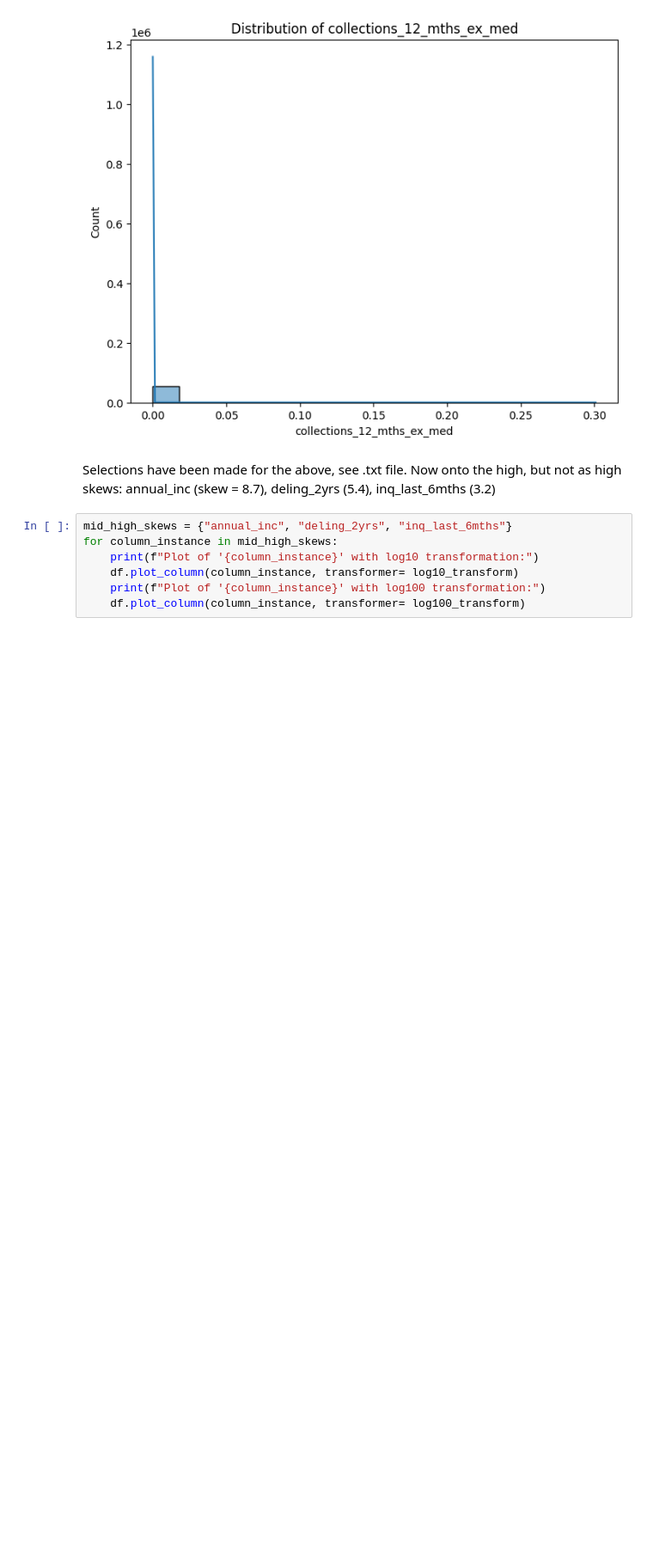
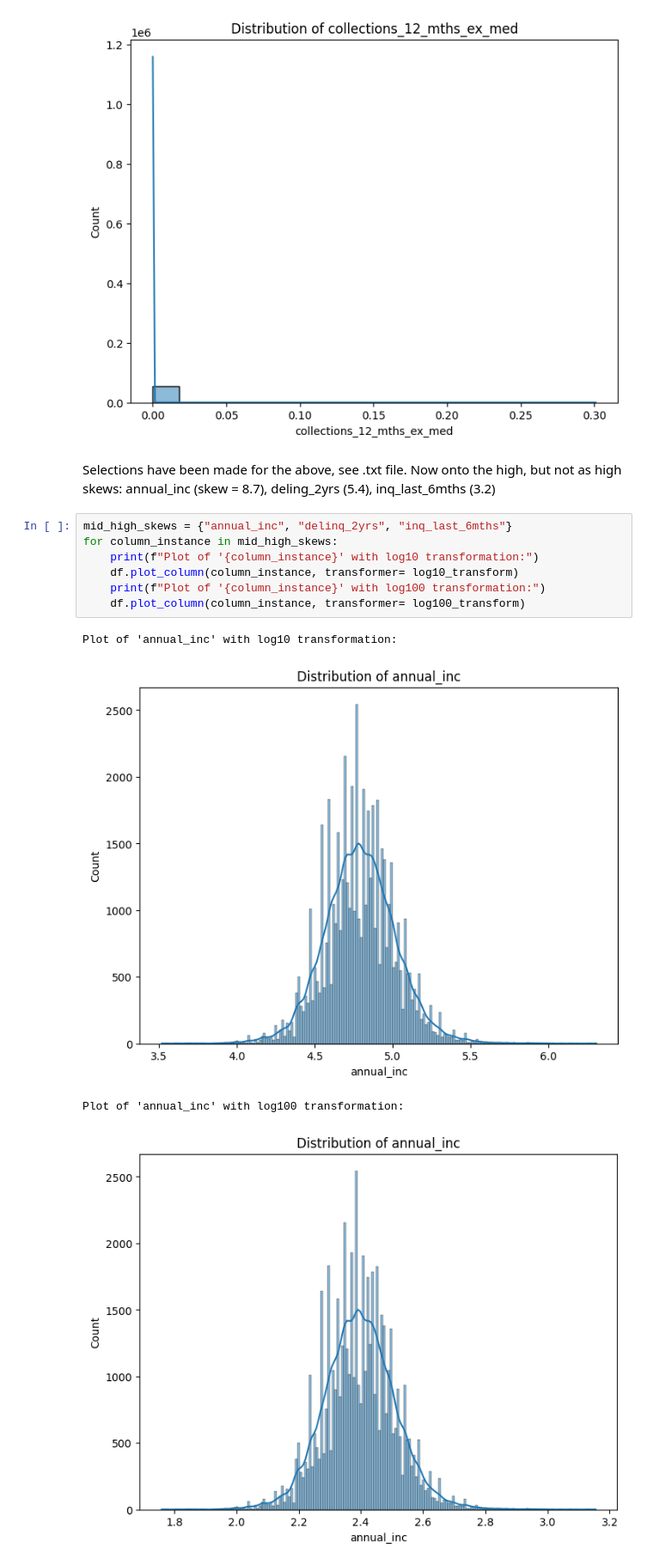
Before and after one commit to ThanksCheersHrng/exploratory-data-analysis---customer-loans-in-finance202, a Jupyter notebook: ongoing_workspace.ipynb, the cells around one changed output. Shown at 86% size. Saved outputs shown, nothing was run; the diff lists cells and outputs as text; blank space fills up the shorter version.

```diff
--- a/ongoing_workspace.ipynb
+++ b/ongoing_workspace.ipynb
@@ -271,9 +271,14 @@ Plot of 'collections_12_mths_ex_med' with log100 transformation:
 Selections have been made for the above, see .txt file.
 Now onto the high, but not as high skews: annual_inc (skew = 8.7), deling_2yrs (5.4), inq_last_6mths (3.2)
 # %%
-mid_high_skews = {"annual_inc", "deling_2yrs", "inq_last_6mths"}
+mid_high_skews = {"annual_inc", "delinq_2yrs", "inq_last_6mths"}
 for column_instance in mid_high_skews:
     print(f"Plot of '{column_instance}' with log10 transformation:")
     df.plot_column(column_instance, transformer= log10_transform)
     print(f"Plot of '{column_instance}' with log100 transformation:")
     df.plot_column(column_instance, transformer= log100_transform)
+# %% [output]
+Plot of 'annual_inc' with log10 transformation:
+[figure, added]
+Plot of 'annual_inc' with log100 transformation:
+[figure, added]
```
Also changed, not shown: parts of 8 cells of this notebook, 1 other file.
